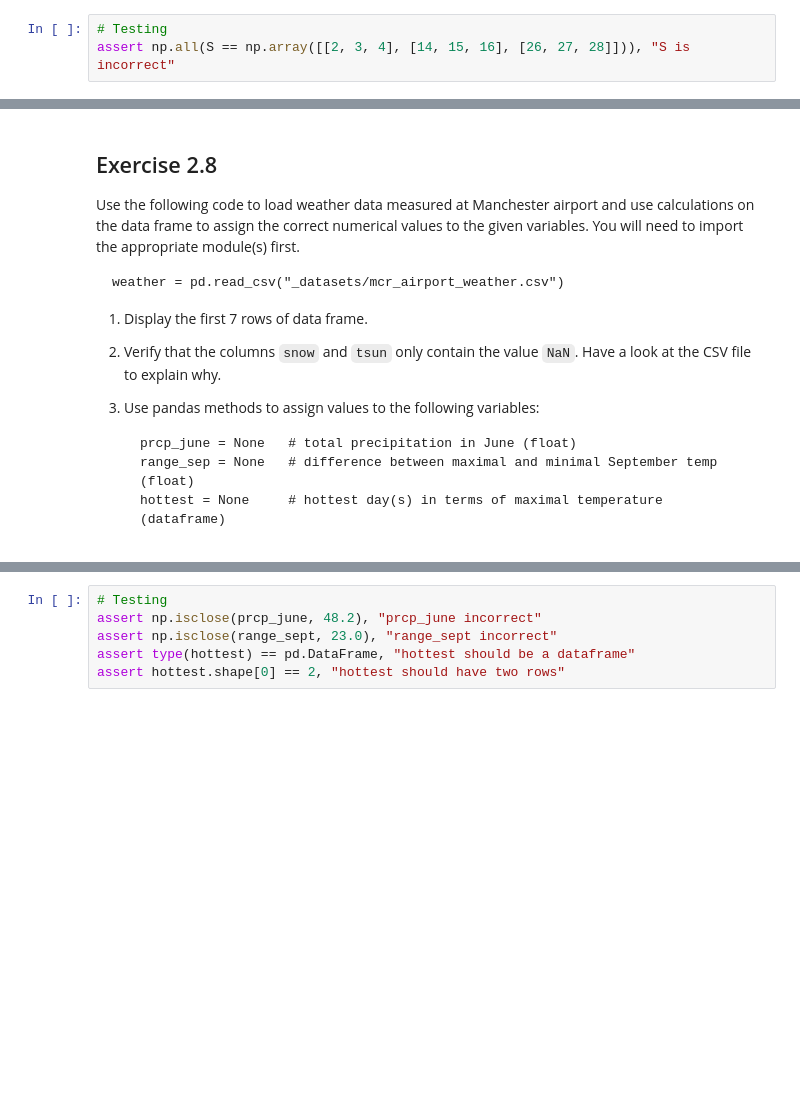
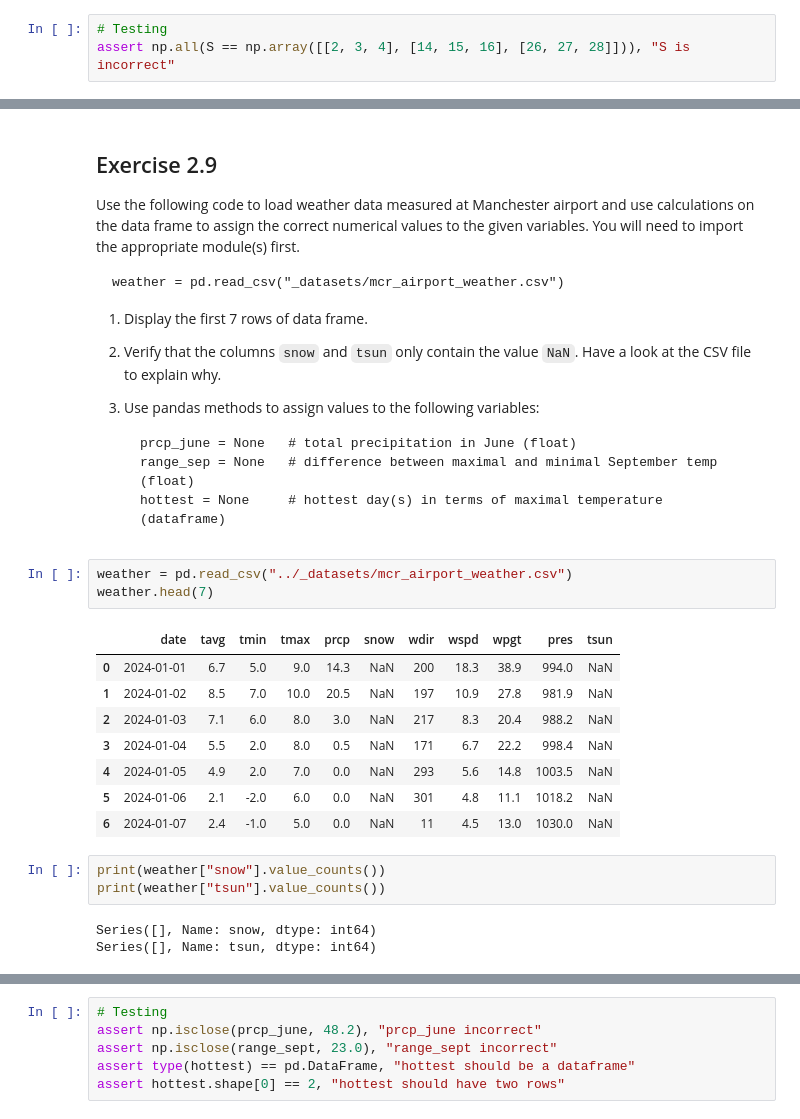
Before and after one commit to Patrick-Gransbury/MAML, a Jupyter notebook: Exercises/ch2-exercises.ipynb, the cells around one changed output, grey strips where cells are left out. Drawn from its saved outputs; the diff is of its cells as text; blank space fills up the shorter version.

````diff
--- a/Exercises/ch2-exercises.ipynb
+++ b/Exercises/ch2-exercises.ipynb
@@ -97,5 +156,5 @@ assert np.isclose(t1, np.array([ 3. ,  2.66666667, -0.33333333, -2.33333333])).a
 # %% [markdown]
-## Exercise 2.8
+## Exercise 2.9
 
 Use the following code to load weather data measured at Manchester airport and use calculations on the data frame to assign the correct numerical values to the given variables. You will need to import the appropriate module(s) first.
 
@@ -113,3 +172,21 @@ weather = pd.read_csv("_datasets/mcr_airport_weather.csv")
     range_sep = None   # difference between maximal and minimal September temp (float)
     hottest = None     # hottest day(s) in terms of maximal temperature (dataframe)
     ```
+# %%
+weather = pd.read_csv("../_datasets/mcr_airport_weather.csv")
+weather.head(7)
+# %% [output]
+|  | date | tavg | tmin | tmax | prcp | snow | wdir | wspd | wpgt | pres | tsun |
+| 0 | 2024-01-01 | 6.7 | 5.0 | 9.0 | 14.3 | NaN | 200 | 18.3 | 38.9 | 994.0 | NaN |
+| 1 | 2024-01-02 | 8.5 | 7.0 | 10.0 | 20.5 | NaN | 197 | 10.9 | 27.8 | 981.9 | NaN |
+| 2 | 2024-01-03 | 7.1 | 6.0 | 8.0 | 3.0 | NaN | 217 | 8.3 | 20.4 | 988.2 | NaN |
+| 3 | 2024-01-04 | 5.5 | 2.0 | 8.0 | 0.5 | NaN | 171 | 6.7 | 22.2 | 998.4 | NaN |
+| 4 | 2024-01-05 | 4.9 | 2.0 | 7.0 | 0.0 | NaN | 293 | 5.6 | 14.8 | 1003.5 | NaN |
+| 5 | 2024-01-06 | 2.1 | -2.0 | 6.0 | 0.0 | NaN | 301 | 4.8 | 11.1 | 1018.2 | NaN |
+| 6 | 2024-01-07 | 2.4 | -1.0 | 5.0 | 0.0 | NaN | 11 | 4.5 | 13.0 | 1030.0 | NaN |
+# %%
+print(weather["snow"].value_counts())
+print(weather["tsun"].value_counts())
+# %% [output]
+Series([], Name: snow, dtype: int64)
+Series([], Name: tsun, dtype: int64)
````
Also changed, not shown: parts of 25 cells of this notebook, 46 other files.
